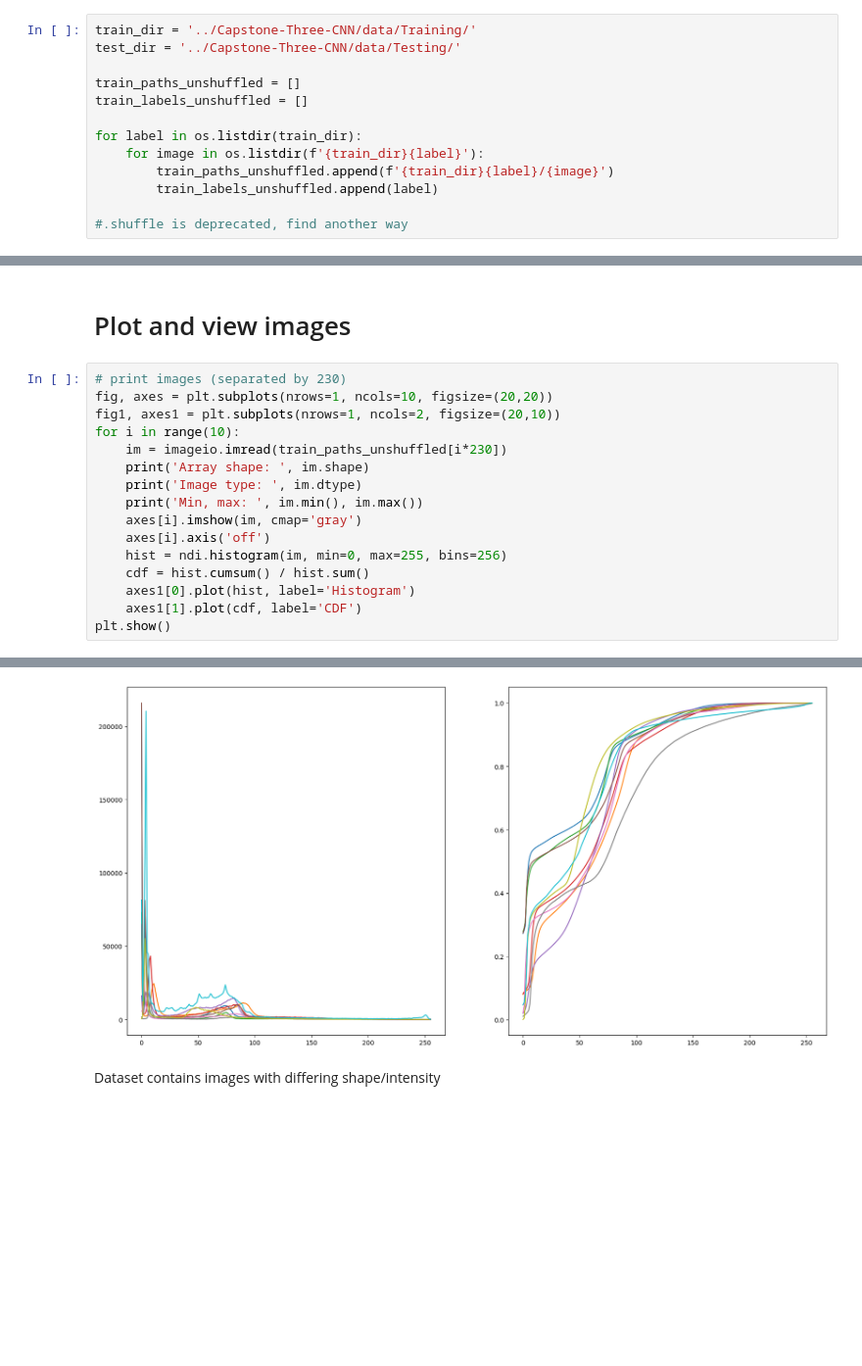
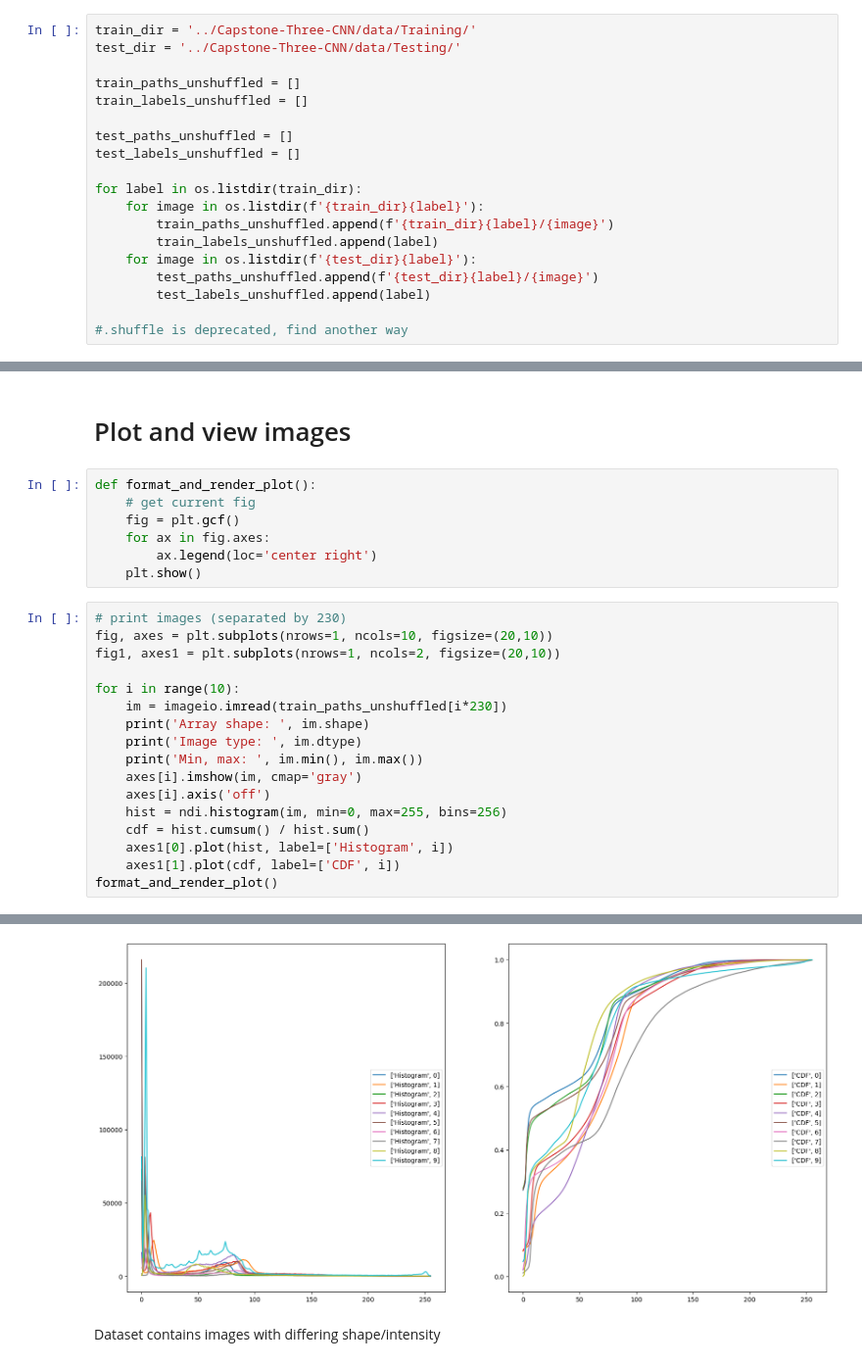
Before and after one commit to phebecarlson/Capstone-Three-CNN, a Jupyter notebook: Brain Tumor Dataset Wrangling.ipynb, the cells around one changed output, grey strips where cells are left out. Shown at 98% size. Cells and saved outputs as stored; diff of their text form; blank space fills up the shorter version.

```diff
--- a/Brain Tumor Dataset Wrangling.ipynb
+++ b/Brain Tumor Dataset Wrangling.ipynb
@@ -17,9 +23,15 @@ test_dir = '../Capstone-Three-CNN/data/Testing/'
 train_paths_unshuffled = []
 train_labels_unshuffled = []
 
+test_paths_unshuffled = []
+test_labels_unshuffled = []
+
 for label in os.listdir(train_dir):
     for image in os.listdir(f'{train_dir}{label}'):
         train_paths_unshuffled.append(f'{train_dir}{label}/{image}')
         train_labels_unshuffled.append(label)
+    for image in os.listdir(f'{test_dir}{label}'):
+        test_paths_unshuffled.append(f'{test_dir}{label}/{image}')
+        test_labels_unshuffled.append(label)
 
 #.shuffle is deprecated, find another way
@@ -82,41 +236,49 @@ len(train_im_labels) # sanity check, same number
 # %% [markdown]
 # Plot and view images
+# %%
+def format_and_render_plot():
+    # get current fig
+    fig = plt.gcf()
+    for ax in fig.axes:
+        ax.legend(loc='center right')
+    plt.show()
 # %%
 # print images (separated by 230)
-fig, axes = plt.subplots(nrows=1, ncols=10, figsize=(20,20))
+fig, axes = plt.subplots(nrows=1, ncols=10, figsize=(20,10))
 fig1, axes1 = plt.subplots(nrows=1, ncols=2, figsize=(20,10))
+
 for i in range(10):
     im = imageio.imread(train_paths_unshuffled[i*230])
     print('Array shape: ', im.shape)
     print('Image type: ', im.dtype)
     print('Min, max: ', im.min(), im.max())
     axes[i].imshow(im, cmap='gray')
     axes[i].axis('off')
     hist = ndi.histogram(im, min=0, max=255, bins=256)
     cdf = hist.cumsum() / hist.sum()
-    axes1[0].plot(hist, label='Histogram')
-    axes1[1].plot(cdf, label='CDF')
-plt.show()
+    axes1[0].plot(hist, label=['Histogram', i])
+    axes1[1].plot(cdf, label=['CDF', i])
+format_and_render_plot()
 # %% [output]
 Array shape:  (512, 512, 3)
 Image type:  uint8
 Min, max:  0 252
 Array shape:  (512, 512, 3)
 Image type:  uint8
 Min, max:  0 255
 Array shape:  (512, 512)
 Image type:  uint8
 Min, max:  0 253
 Array shape:  (512, 512, 3)
 Image type:  uint8
 Min, max:  0 255
 ... (14 lines left out)
 Min, max:  0 248
 Array shape:  (781, 733, 3)
 Image type:  uint8
 Min, max:  0 255
 [figure]
-[figure, old version]
+[figure, new version]
 # %% [markdown]
 Dataset contains images with differing shape/intensity
 # %%
```
Also changed, not shown: parts of 37 cells of this notebook.
